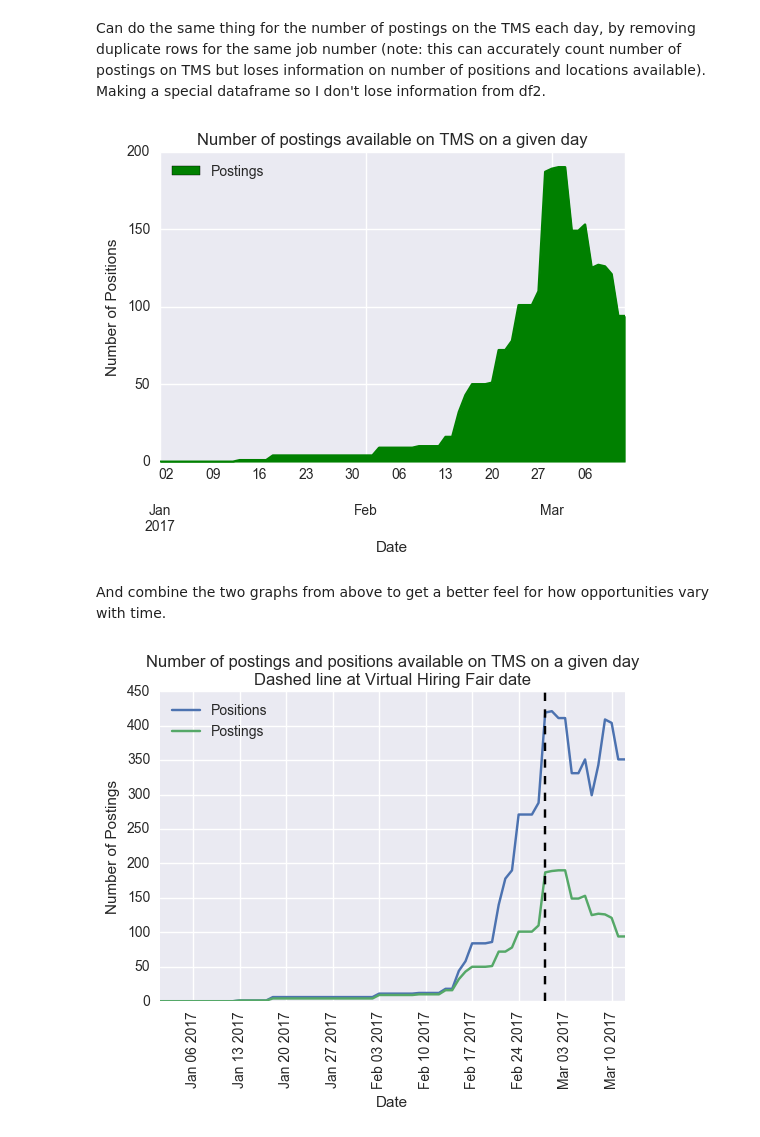
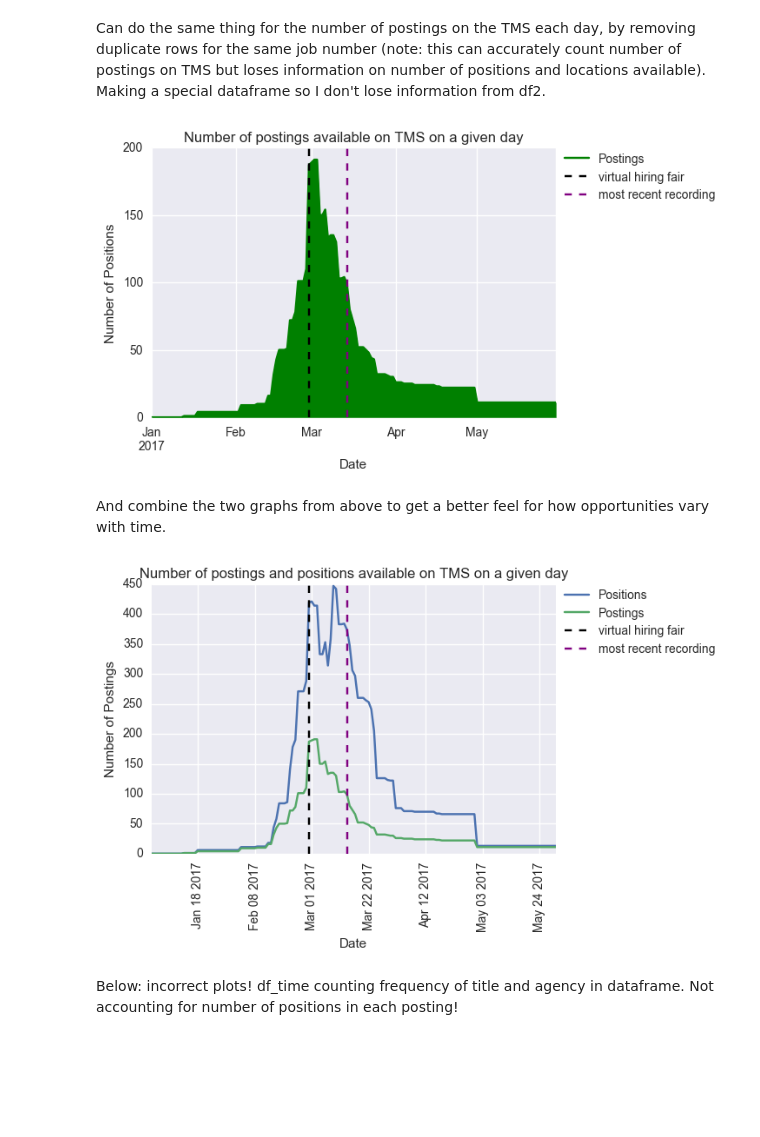
Before and after one commit to keklarup/PMF, a Jupyter notebook: Combined_Analysis_GitHub.ipynb, the cells around one changed output. Drawn from its saved outputs; the diff is of its cells as text; code cells hidden in the pictures; blank space fills up the shorter version.

```diff
--- a/Combined_Analysis_GitHub.ipynb
+++ b/Combined_Analysis_GitHub.ipynb
@@ -222,7 +232,7 @@ df2['Closing Date 2']=df2.loc[:,'Closing Date']-pd.Timestamp('20170101')
 # %%
 #number available
 df_time=pd.DataFrame()
-df_time['Days']=range(0,71)
+df_time['Days']=range(0,150)
 df_time['Positions']=0
 df_time['Top Agency']=''
 df_time['Top Title']=''
@@ -232,12 +242,16 @@ for x in range(0,len(df_time)):
         df2.loc[:,'Closing Date 2'].dt.days>=x),'Number of Positions'].sum()
     try:
         df_time.loc[x,'Top Agency']=df2.loc[(df2.loc[:,'Opening Date 2'].dt.days<=x)&(
-            df2.loc[:,'Closing Date 2'].dt.days>=x),'Agency/Sub-Agency'].value_counts().index[0]
+            df2.loc[:,'Closing Date 2'].dt.days>=x),
+        ['Agency/Sub-Agency','Number of Positions']].groupby(
+    'Agency/Sub-Agency').sum().sort_values('Number of Positions',ascending=False).index[0]
     except:
         pass
     try:
         df_time.loc[x,'Top Title']=df2.loc[(df2.loc[:,'Opening Date 2'].dt.days<=x)&(
-            df2.loc[:,'Closing Date 2'].dt.days>=x),'Position Title'].value_counts().index[0]
+            df2.loc[:,'Closing Date 2'].dt.days>=x),
+        ['Position Title','Number of Positions']].groupby(
+    'Position Title').sum().sort_values('Number of Positions',ascending=False).index[0]
     except:
         pass
 # %%
@@ -260,7 +276,7 @@ df3.reset_index(inplace=True)
 del df3['index']
 # %%
 df_time2=pd.DataFrame()
-df_time2['Days']=range(0,71)
+df_time2['Days']=range(0,150)
 df_time2['Postings']=0
 for x in range(0,len(df_time2)):
     df_time2.loc[x,'Postings']=len(df3.loc[(df3.loc[:,'Opening Date 2'].dt.days<=x)&(
@@ -271,10 +287,13 @@ for x in range(0,len(df_time2)):
 # %%
 df_time2.plot.area(x='Date',y='Postings',color='green');
 plt.ylabel('Number of Positions');
 plt.xlabel('Date');
 plt.title('Number of postings available on TMS on a given day');
+plt.axvline(pd.Timestamp('20170228'),color='black',linestyle='--',label='virtual hiring fair');
+plt.axvline(pd.Timestamp('20170314'),color='purple',linestyle='--',label='most recent recording');
+plt.legend(bbox_to_anchor=(1.01, 1),loc=2,borderaxespad=0.);
 # %% [output]
-[figure, old version]
+[figure, new version]
 # %% [markdown]
 And combine the two graphs from above to get a better feel for how opportunities vary with time.
 # %%
@@ -283,11 +302,15 @@ plt.plot(df_time2['Date'],df_time2['Postings'],label='Postings')
 plt.ylabel('Number of Postings');
 plt.xlabel('Date');
 plt.legend(loc=2);
-plt.title('Number of postings and positions available on TMS on a given day\nDashed line at Virtual Hiring Fair date');
-plt.axvline(pd.Timestamp('20170228'),color='black',linestyle='--')
+plt.title('''Number of postings and positions available on TMS on a given day''');
+plt.axvline(pd.Timestamp('20170228'),color='black',linestyle='--',label='virtual hiring fair');
+plt.axvline(pd.Timestamp('20170314'),color='purple',linestyle='--',label='most recent recording');
+plt.legend(bbox_to_anchor=(1.01, 1),loc=2,borderaxespad=0.);
 plt.xticks(rotation=90);
 # %% [output]
-[figure, old version]
+[figure, new version]
+# %% [markdown]
+Below: incorrect plots! df_time counting frequency of title and agency in dataframe. Not accounting for number of positions in each posting!
 # %%
 col='Top Title'
 TA=list(df_time.loc[df_time[col].str.len()>0,col].value_counts().index)
```
Also changed, not shown: parts of 20 cells of this notebook.
